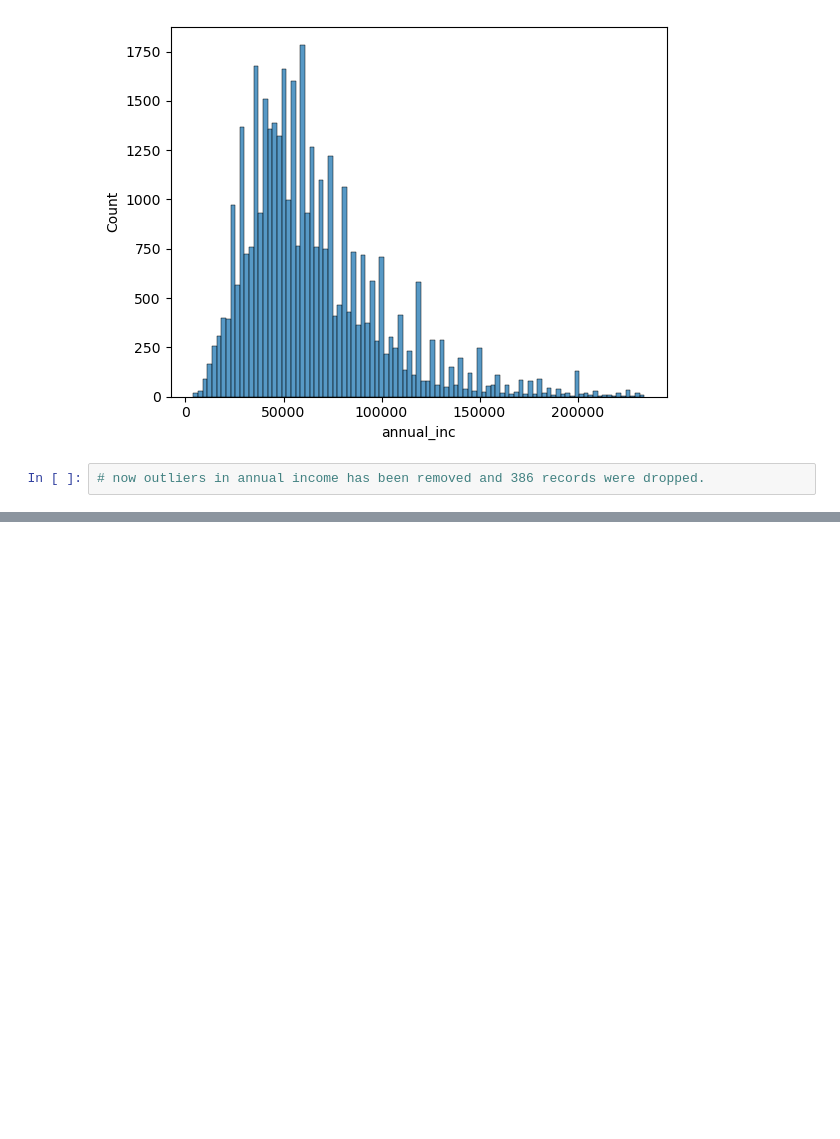
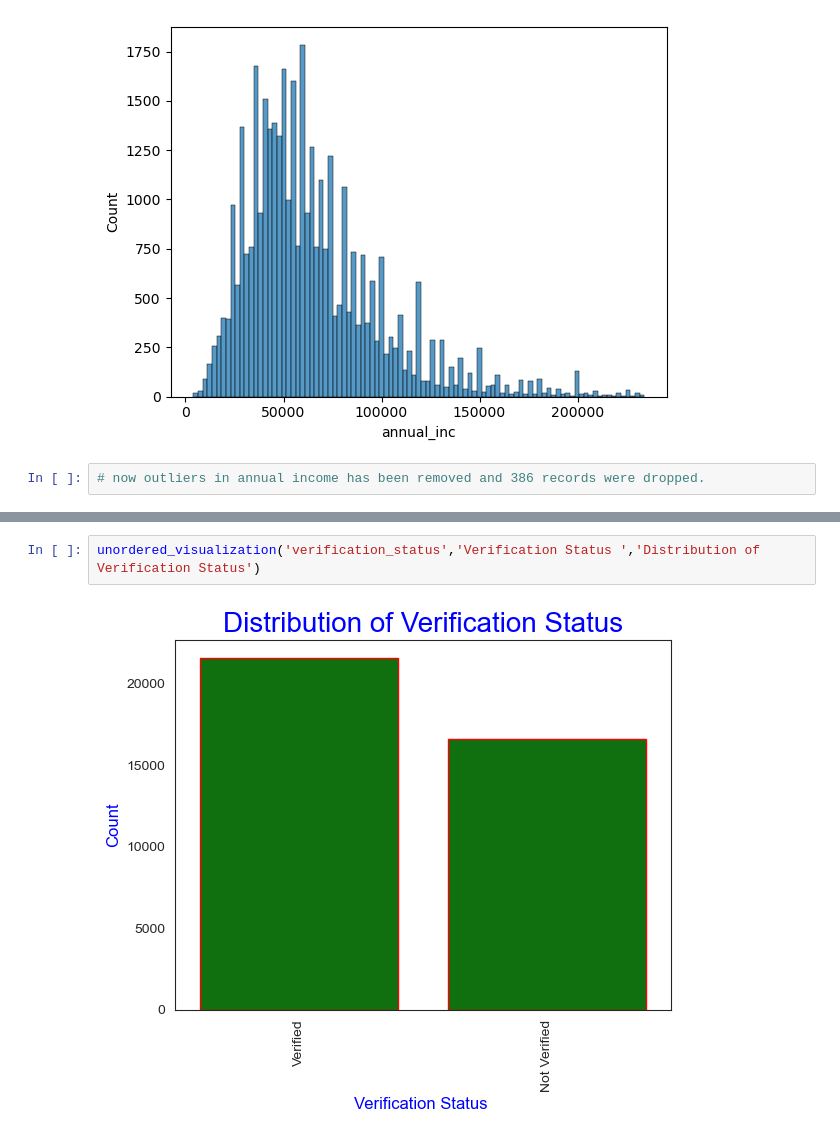
Before and after one commit to dipaksah20/Lending_Club_Case_Study, a Jupyter notebook: Dipak_Sah.ipynb, the cells around one changed output, grey strips where cells are left out. Cells and saved outputs as stored; diff of their text form; blank space fills up the shorter version.

```diff
--- a/Dipak_Sah.ipynb
+++ b/Dipak_Sah.ipynb
@@ -678,0 +742,4 @@ plt.show()
+# %%
+unordered_visualization('verification_status','Verification Status ','Distribution of Verification Status')
+# %% [output]
+[figure, added]
```
Also changed, not shown: parts of 119 cells of this notebook.
